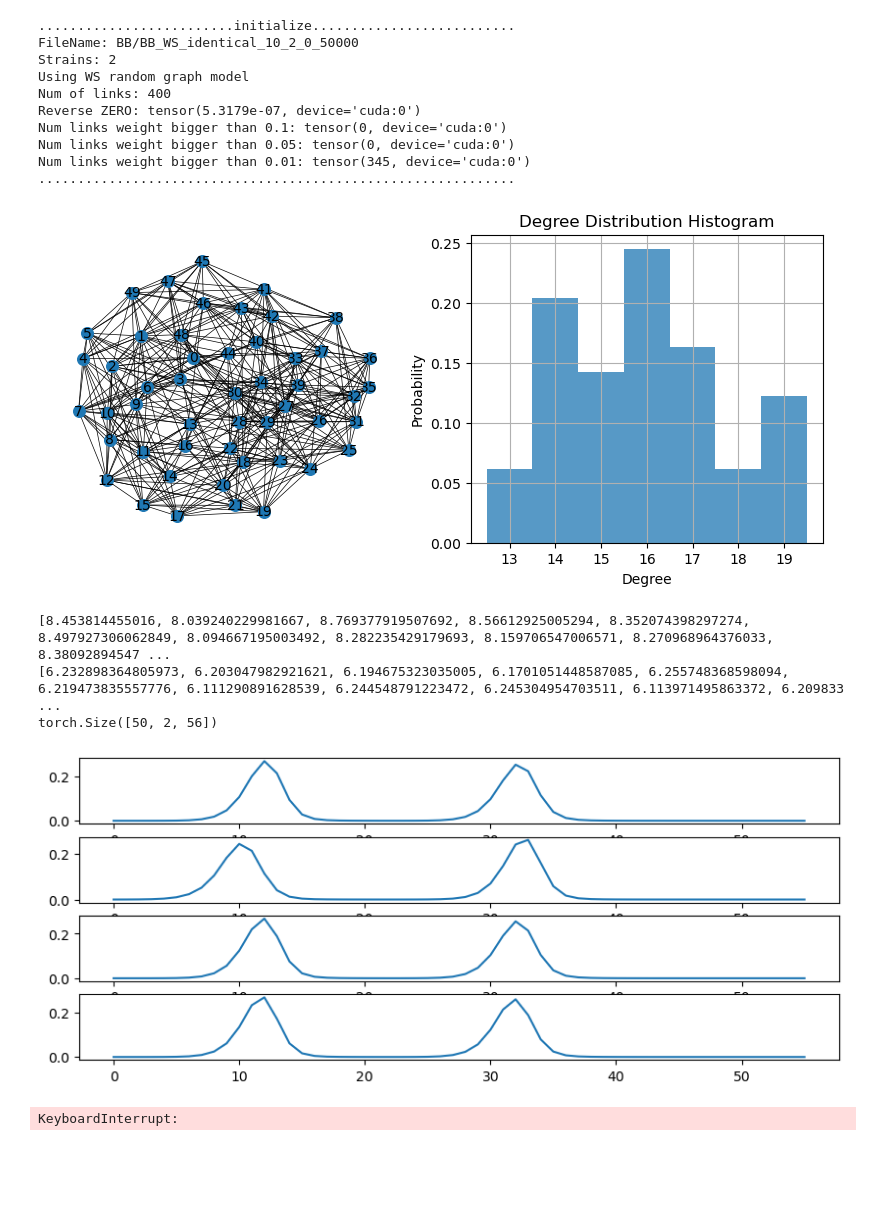
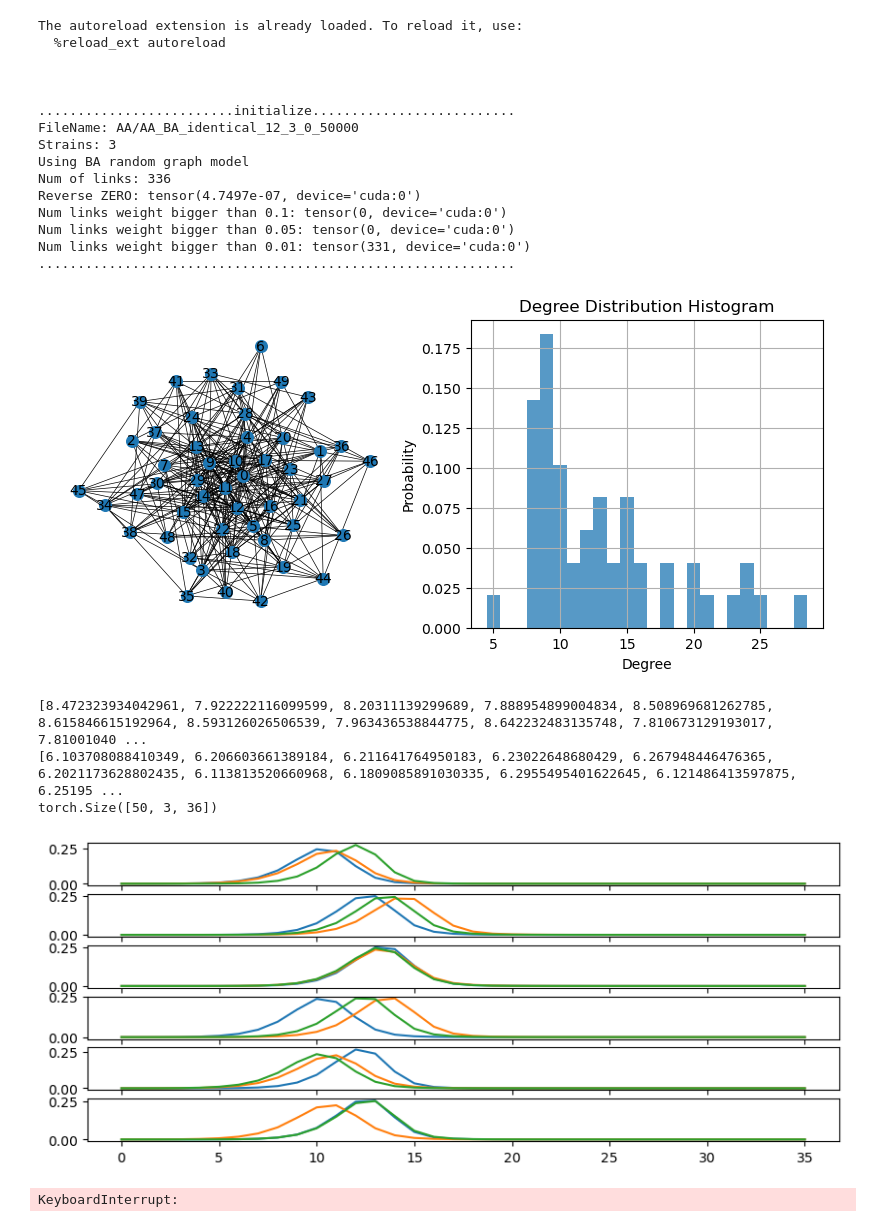
Before and after one commit to bizhili/Topology_Learning_Epis, a Jupyter notebook: test_multi_cities_no_att.ipynb, the cells around one changed output. Cells and saved outputs as stored; diff of their text form; code cells hidden in the pictures; blank space fills up the shorter version.

```diff
--- a/test_multi_cities_no_att.ipynb
+++ b/test_multi_cities_no_att.ipynb
@@ -1,4 +1,6 @@
 # %%
+%load_ext autoreload
+%autoreload 2
 import numpy as np
 import networkx as nx
 import random
@@ -25,14 +27,14 @@ parser = argparse.ArgumentParser(description='Topology fitting parameters')
 pramameters.add_arguments(parser)
 paras= pramameters.read_arguments(parser)
 #preset
-paras.modelLoad= "BB"
-paras.randomGraph= "WS"
+paras.modelLoad= "AA"
+paras.randomGraph= "BA"
 paras.weightModel= "identical"
 paras.epoches= 50000
 paras.intense= 0
-paras.seed= 10
+paras.seed= 12
 paras.plot= "spring"
-paras.strains= 2
+paras.strains= 3
 
 # paras.epoches= 50000
 # paras.randomGraph= "BA"
@@ -72,40 +74,45 @@ elif paras.randomGraph=="ER":
 if paras.weightModel=="degree":
     Aw= weight.degree_model(A, P= P, device=device)
 elif  paras.weightModel=="gravity":
     Aw= weight.gravity_model(G, pos, P, device= device)
 elif  paras.weightModel=="identical":
     Aw= weight.identical_model(A, 0.01, device= device)
 
 utils.log_print(printFlag,"\n\n\n.........................initialize..........................")
 utils.log_print(printFlag,"FileName:", fileName)
 utils.log_print(printFlag,"Strains:", paras.strains)
 utils.log_print(printFlag,"Using", paras.randomGraph,"random graph model")
 utils.log_print(printFlag,"Num of links:", G.number_of_edges())
 Zmat= A_mat.create_A_mat(Aw, P)
 Zmat2= A_mat.reverse_A_mat(Zmat-torch.eye(Aw.shape[0], dtype= torch.float32, device= Aw.device), P)
 utils.log_print(printFlag,"Reverse ZERO:", torch.sum(torch.abs(Zmat2-Aw)))
 utils.log_print(printFlag,"Num links weight bigger than 0.1:", torch.sum(Zmat>0.1)-paras.n)
 utils.log_print(printFlag,"Num links weight bigger than 0.05:", torch.sum(Zmat>0.05)-paras.n)
 utils.log_print(printFlag,"Num links weight bigger than 0.01:", torch.sum(Zmat>0.01)-paras.n)
 utils.log_print(printFlag,".............................................................")
 #plot this network
 if plotFlag==1:
     if paras.plot== "2d_geo":
         plotGraph.plot_2d_geo(G, pos)
     elif paras.plot== "spring":
         plotGraph.plot_spring_layout(G)
 # %% [output]
+The autoreload extension is already loaded. To reload it, use:
+  %reload_ext autoreload
+
+
+
 .........................initialize..........................
-FileName: BB/BB_WS_identical_10_2_0_50000
-Strains: 2
-Using WS random graph model
-Num of links: 400
-Reverse ZERO: tensor(5.3179e-07, device='cuda:0')
+FileName: AA/AA_BA_identical_12_3_0_50000
+Strains: 3
+Using BA random graph model
+Num of links: 336
+Reverse ZERO: tensor(4.7497e-07, device='cuda:0')
 Num links weight bigger than 0.1: tensor(0, device='cuda:0')
 Num links weight bigger than 0.05: tensor(0, device='cuda:0')
-Num links weight bigger than 0.01: tensor(345, device='cuda:0')
+Num links weight bigger than 0.01: tensor(331, device='cuda:0')
 .............................................................
-[figure, old version]
+[figure, new version]
 # %%
 R0s_taus= [[random.uniform(paras.R0Mean-paras.R0Std, paras.R0Mean+paras.R0Std),
             random.uniform(paras.tauMean-paras.tauStd, paras.tauMean+paras.tauStd)] for _ in range(40)]
@@ -120,18 +127,18 @@ deltaSs= deltaSs.squeeze()#(1, 2, 20), dim of nodes, dim of heads, dim of signal
 divide= deltaSsTensor.transpose(1, 2)
 utils.log_print(printFlag,divide.shape)
 if plotFlag==1:
-    numPlot= 4
+    numPlot= 6
     fig, axs = plt.subplots(numPlot, 1, figsize=(10, 4))
     for i, ax in enumerate(axs):
-        ax.plot(deltaSs[i, :].cpu().detach())
+        ax.plot(divide[i, :].T.cpu().detach())
     # plt.xlabel("Time(days)")
     # plt.ylabel("Propotion of newly infective")
     # plt.title(f"Example of {numPlot} nodes epidemic newly infected.")
 # %% [output]
-[8.453814455016, 8.039240229981667, 8.769377919507692, 8.56612925005294, 8.352074398297274, 8.497927306062849, 8.094667195003492, 8.282235429179693, 8.159706547006571, 8.270968964376033, 8.38092894547 ...
-[6.232898364805973, 6.203047982921621, 6.194675323035005, 6.1701051448587085, 6.255748368598094, 6.219473835557776, 6.111290891628539, 6.244548791223472, 6.245304954703511, 6.113971495863372, 6.209833 ...
-torch.Size([50, 2, 56])
+[8.472323934042961, 7.922222116099599, 8.20311139299689, 7.888954899004834, 8.508969681262785, 8.615846615192964, 8.593126026506539, 7.963436538844775, 8.642232483135748, 7.810673129193017, 7.81001040 ...
+[6.103708088410349, 6.206603661389184, 6.211641764950183, 6.23022648680429, 6.267948446476365, 6.2021173628802435, 6.113813520660968, 6.1809085891030335, 6.2955495401622645, 6.121486413597875, 6.25195 ...
+torch.Size([50, 3, 36])
-[figure, old version]
+[figure, new version]
 # %%
 
 timeHorizon= divide.shape[2]-1
```
Also changed, not shown: parts of 8 cells of this notebook, 12 other files.
